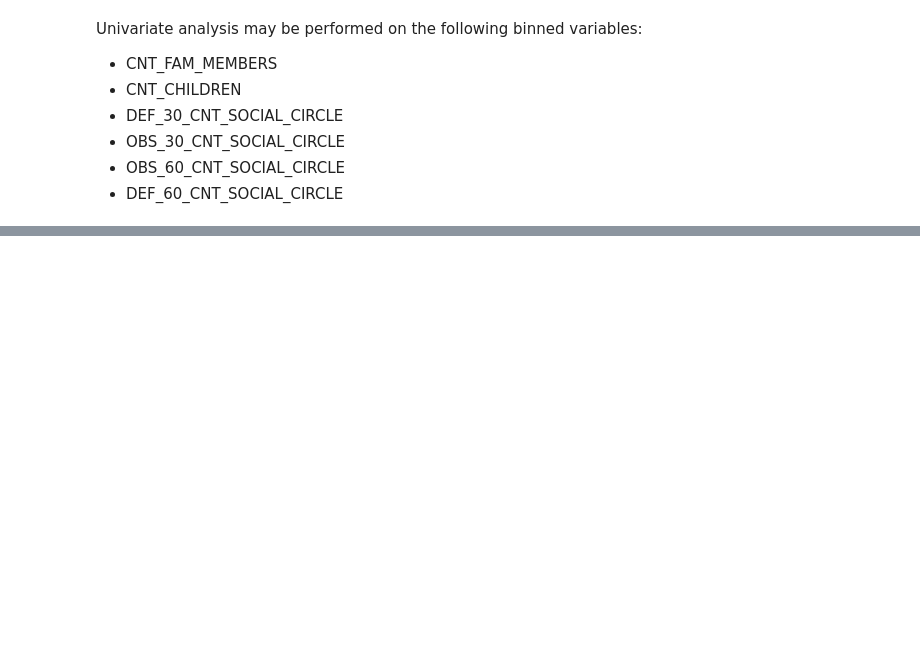
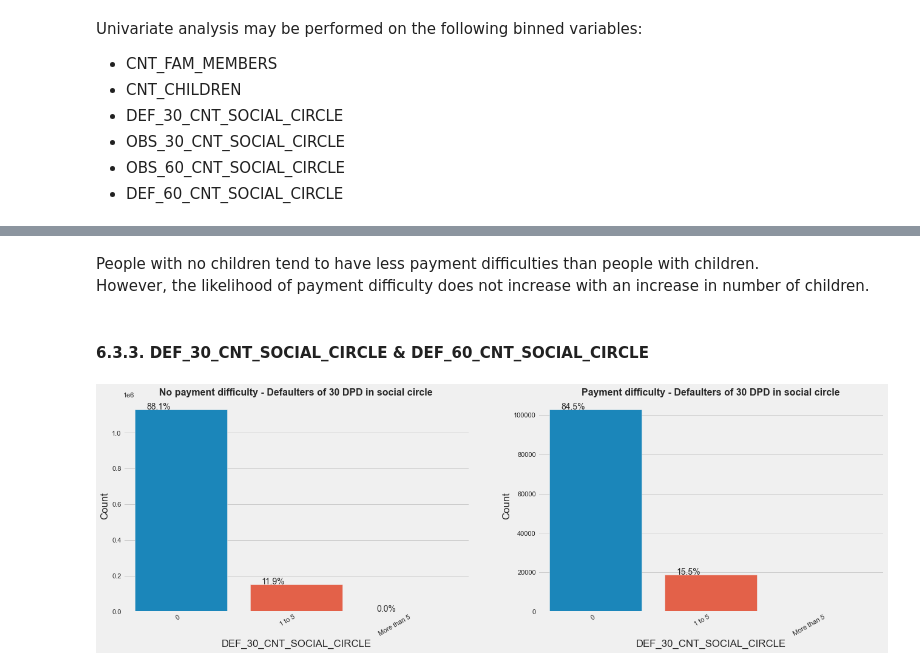
Before and after one commit to kavurisrikanth/risk-analysis-eda, a Jupyter notebook: eda_credit.ipynb, the cells around one changed output, grey strips where cells are left out. Cells and saved outputs as stored; diff of their text form; code cells hidden in the pictures; blank space fills up the shorter version.

```diff
--- a/eda_credit.ipynb
+++ b/eda_credit.ipynb
@@ -1345,0 +1369,9 @@ plot_countplot('CNT_FAM_MEMBERS', 'Number of family members')
+# %% [markdown]
+People with no children tend to have less payment difficulties than people with children.<br>
+However, the likelihood of payment difficulty does not increase with an increase in number of children.
+# %% [markdown]
+#### 6.3.3. DEF_30_CNT_SOCIAL_CIRCLE & DEF_60_CNT_SOCIAL_CIRCLE
+# %%
+plot_countplot('DEF_30_CNT_SOCIAL_CIRCLE', 'Defaulters of 30 DPD in social circle')
+# %% [output]
+[figure, added]
```
Also changed, not shown: parts of 26 cells of this notebook.
